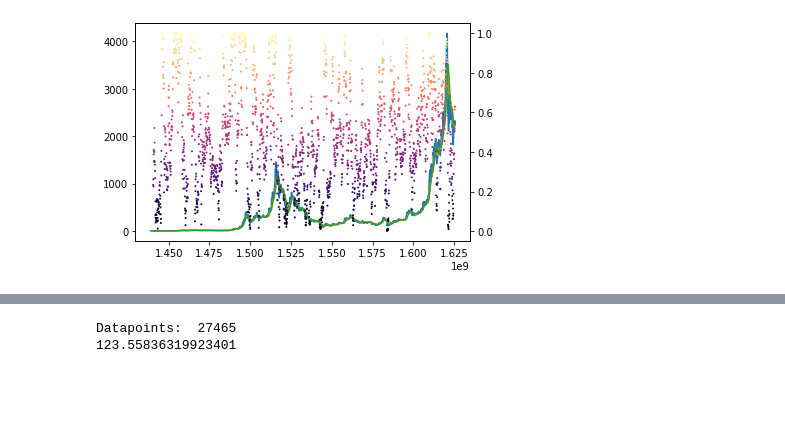
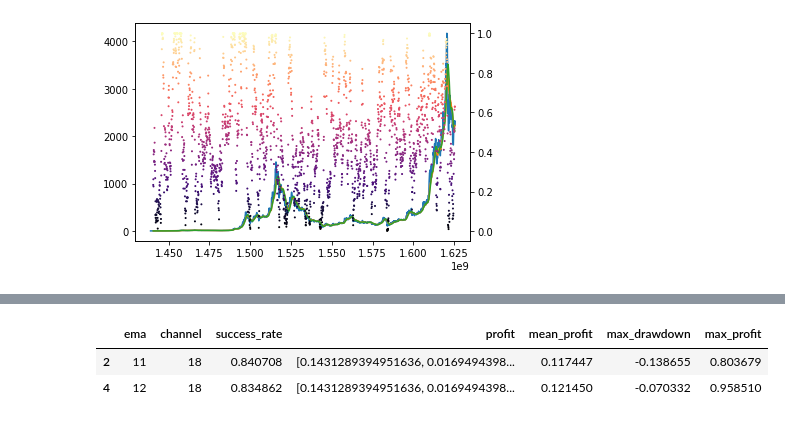
Before and after one commit to RDEvans31/saturn, a Jupyter notebook: Data analysis.ipynb, the cells around one changed output, grey strips where cells are left out. Cells and saved outputs as stored; diff of their text form; code cells hidden in the pictures; blank space fills up the shorter version.

```diff
--- a/Data analysis.ipynb
+++ b/Data analysis.ipynb
@@ -347,13 +438,13 @@ channel=ma_channel(eth_hourly,20)
 # %%
+#using the above to backtest on all historical data
 results=[]
-for ema_period in range(25,50):
+for ema_period in range(10,13):
     print('ema=', ema_period)
     ema=get_ema(eth,ema_period,False)
-    gradient=get_gradient(ema)
-    for ma_channel_period in range(14,30):
+    for ma_channel_period in range(18,20):
         print('ma=', ma_channel_period)
-        longs, shorts, outcome, profit=backtest_ma_channel(eth_hourly, ma_channel_period,gradient)
-        print(np.sum(outcome)/len(outcome))
-        print(np.mean(profit))
+        longs, shorts, outcome, profit=backtest_ma_channel(eth_hourly, ma_channel_period,ema)
         results.append([ema_period,ma_channel_period,np.sum(outcome)/np.size(outcome),profit])
+
+results_df=pd.DataFrame(np.array(results),columns=['ema','channel','success_rate','profit'])
 # %% [output]
@@ -388,10 +460,13 @@ plt.hist(cleaned_profit,40)
+# %%
+results_df['mean_profit']=list(map(lambda x: np.mean(x), results_df['profit']))
+results_df['max_drawdown']=list(map(lambda x: x.min(), results_df['profit']))
+results_df['max_profit']=list(map(lambda x: x.max(), results_df['profit']))
+filtered=results_df[pd.to_numeric(results_df['success_rate']>0.83)]
+filtered
+# %% [output]
+|  | ema | channel | success_rate | profit | mean_profit | max_drawdown | max_profit |
+| 2 | 11 | 18 | 0.840708 | [0.1431289394951636, 0.0169494398... | 0.117447 | -0.138655 | 0.803679 |
+| 4 | 12 | 18 | 0.834862 | [0.1431289394951636, 0.0169494398... | 0.121450 | -0.070332 | 0.958510 |
 # %%
-ema=get_ema(eth,28, False)
-gradient=get_gradient(ema)
-start_time=time.time()
-longs, shorts, outcome, profit=backtest_ma_channel(eth_hourly, 18,gradient)
-end_time=time.time()
-print(end_time-start_time)
+ema=get_ema(eth,12)
+longs, shorts, outcome, profit=backtest_ma_channel(eth_hourly, 18,ema)
-# %% [output]
-Datapoints:  27465
-123.55836319923401
```
Also changed, not shown: parts of 16 cells of this notebook, 4 other files.
